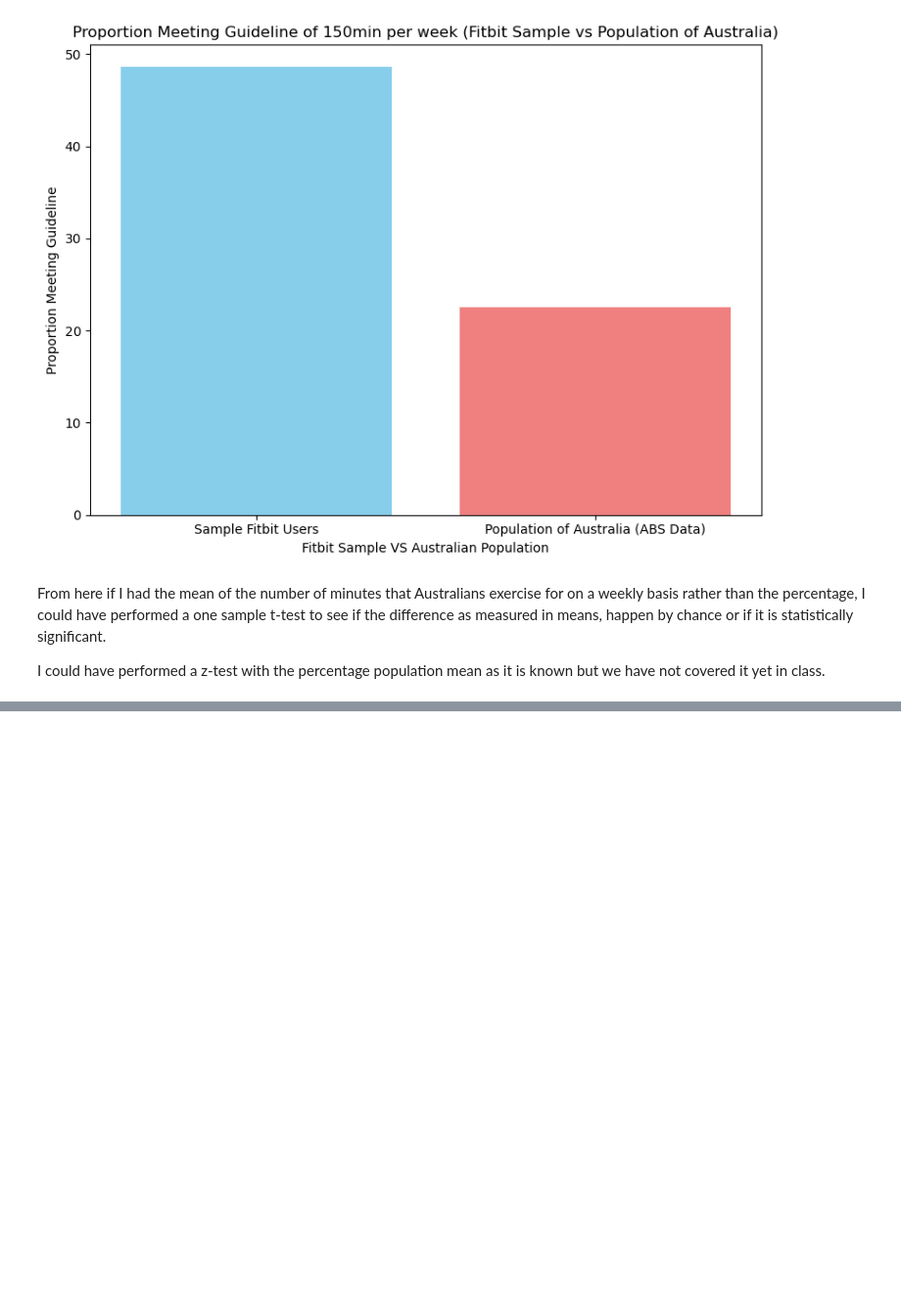
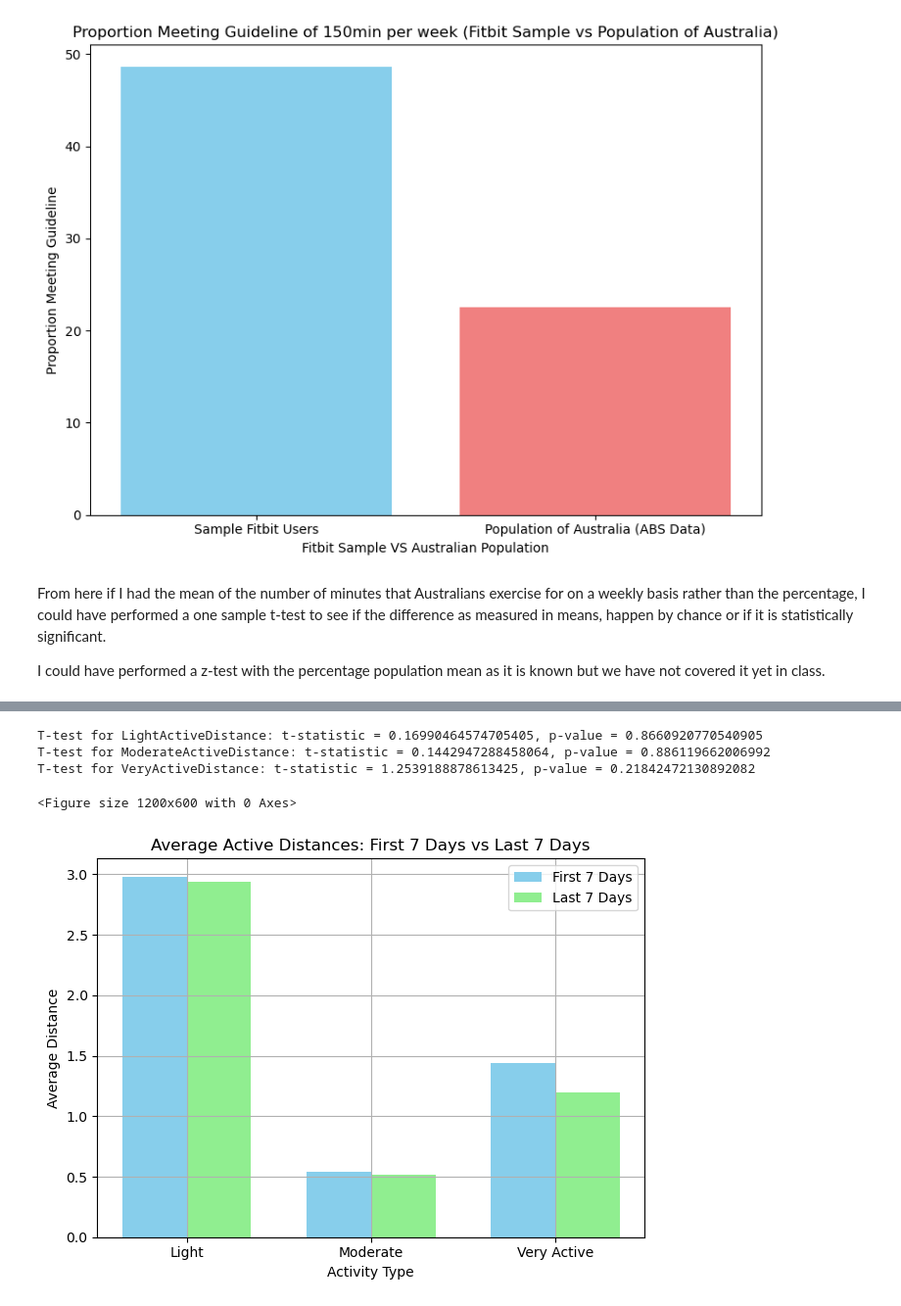
Before and after one commit to kinnith246/Project-1---Group-3, a Jupyter notebook: Dataset/Group 3 NB.ipynb, the cells around one changed output, grey strips where cells are left out. Shown at 98% size. Cells and saved outputs as stored; diff of their text form; code cells hidden in the pictures; blank space fills up the shorter version.

```diff
--- a/Dataset/Group 3 NB.ipynb
+++ b/Dataset/Group 3 NB.ipynb
@@ -498,0 +812,63 @@ I could have performed a z-test with the percentage population mean as it is kno
+# %%
+# Convert the date column to datetime format
+cleaned_data['ActivityDate'] = pd.to_datetime(cleaned_data['ActivityDate'])
+
+# Function to calculate the average distances for the first and last 7 days
+def calculate_first_last_avg_distances(df):
+    df = df.sort_values('ActivityDate')
+    first_7_days = df.head(7)
+    last_7_days = df.tail(7)
+    return pd.Series({
+        'First7_LightActiveDistance': first_7_days['LightActiveDistance'].mean(),
+        'First7_ModerateActiveDistance': first_7_days['ModeratelyActiveDistance'].mean(),
+        'First7_VeryActiveDistance': first_7_days['VeryActiveDistance'].mean(),
+        'Last7_LightActiveDistance': last_7_days['LightActiveDistance'].mean(),
+        'Last7_ModerateActiveDistance': last_7_days['ModeratelyActiveDistance'].mean(),
+        'Last7_VeryActiveDistance': last_7_days['VeryActiveDistance'].mean()
+    })
+
+# Calculate the average distances for the first and last 7 days for each user
+user_avg_distances = cleaned_data.groupby('Id').apply(calculate_first_last_avg_distances)
+
+# Perform paired t-tests
+t_test_results = {}
+for activity in ['LightActiveDistance', 'ModerateActiveDistance', 'VeryActiveDistance']:
+    t_stat, p_val = stats.ttest_rel(user_avg_distances[f'First7_{activity}'], user_avg_distances[f'Last7_{activity}'])
+    t_test_results[activity] = (t_stat, p_val)
+
+# Print t-test results
+for activity, (t_stat, p_val) in t_test_results.items():
+    print(f"T-test for {activity}: t-statistic = {t_stat}, p-value = {p_val}")
+
+# Visualize the average distances for the first and last 7 days
+average_distances = user_avg_distances.mean()
+
+plt.figure(figsize=(12, 6))
+x = np.arange(3)
+width = 0.35
+
+fig, ax = plt.subplots()
+rects1 = ax.bar(x - width/2, [average_distances[f'First7_{activity}'] for activity in ['LightActiveDistance', 'ModerateActiveDistance', 'VeryActiveDistance']],
+                width, label='First 7 Days', color='skyblue')
+rects2 = ax.bar(x + width/2, [average_distances[f'Last7_{activity}'] for activity in ['LightActiveDistance', 'ModerateActiveDistance', 'VeryActiveDistance']],
+                width, label='Last 7 Days', color='lightgreen')
+
+ax.set_xlabel('Activity Type')
+ax.set_ylabel('Average Distance')
+ax.set_title('Average Active Distances: First 7 Days vs Last 7 Days')
+ax.set_xticks(x)
+ax.set_xticklabels(['Light', 'Moderate', 'Very Active'])
+ax.legend()
+
+fig.tight_layout()
+plt.grid(True)
+
+#plt.savefig('average_active_distances_hypo_test.png')
+
+plt.show()
+# %% [output]
+T-test for LightActiveDistance: t-statistic = 0.16990464574705405, p-value = 0.8660920770540905
+T-test for ModerateActiveDistance: t-statistic = 0.1442947288458064, p-value = 0.886119662006992
+T-test for VeryActiveDistance: t-statistic = 1.2539188878613425, p-value = 0.21842472130892082
+<Figure size 1200x600 with 0 Axes>
+[figure, added]
```
Also changed, not shown: parts of 15 cells of this notebook, 13 other files.
